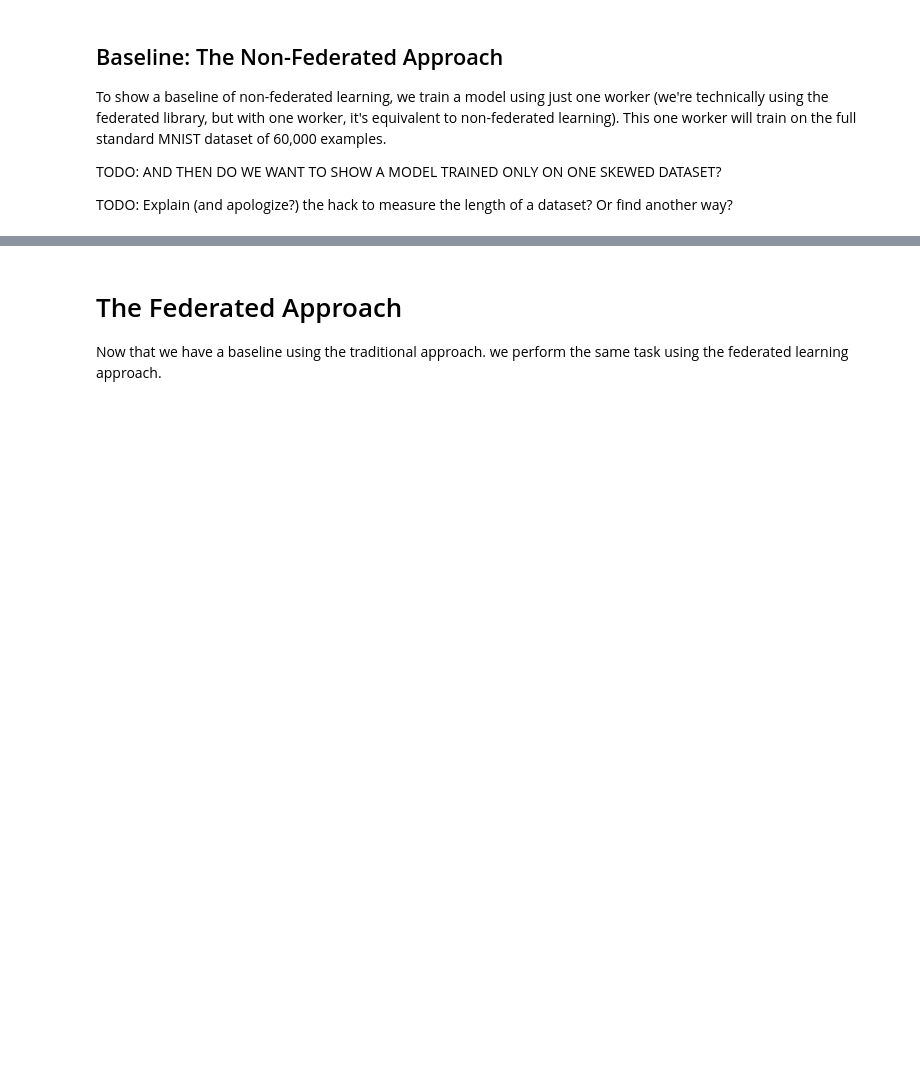
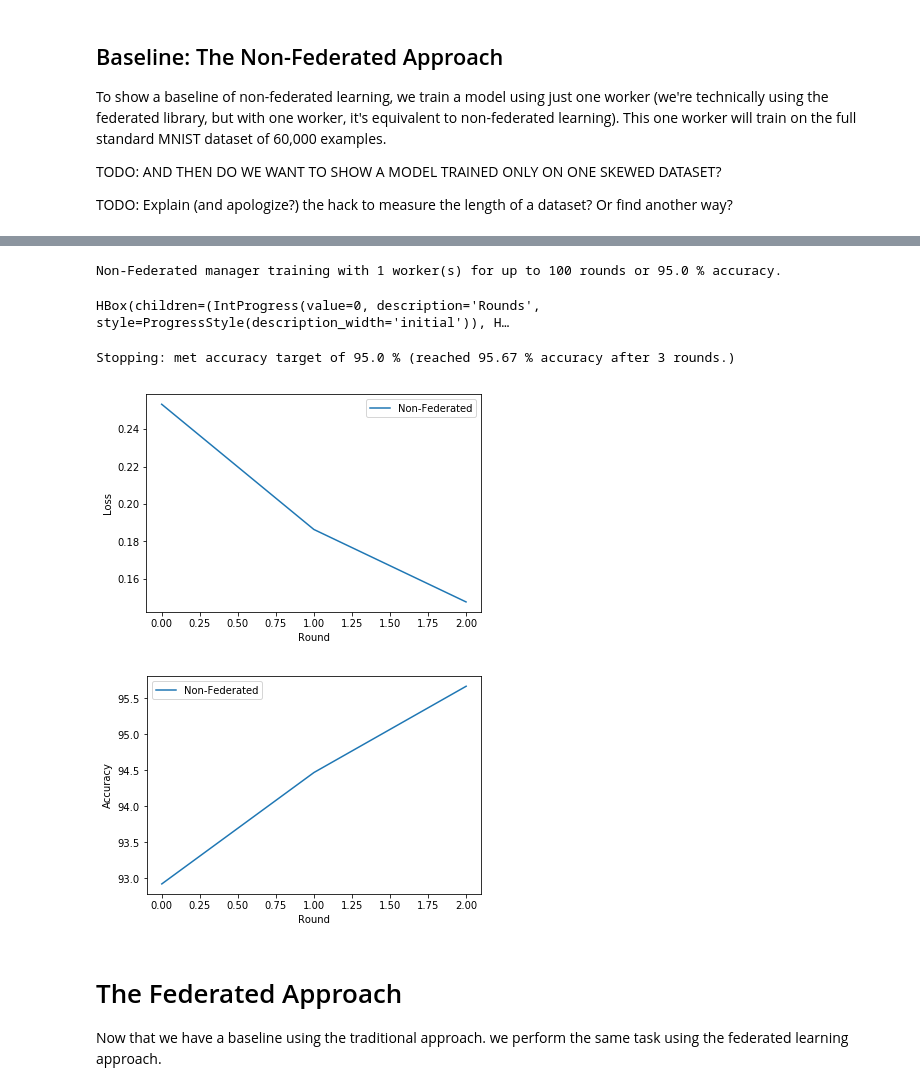
Before and after one commit to rmicallef/bfpytorch, a Jupyter notebook: MNIST-Fed-Part1.ipynb, the cells around one changed output, grey strips where cells are left out. Saved outputs shown, nothing was run; the diff lists cells and outputs as text; code cells hidden in the pictures; blank space fills up the shorter version.

```diff
--- a/MNIST-Fed-Part1.ipynb
+++ b/MNIST-Fed-Part1.ipynb
@@ -223,3 +210,40 @@ ax_default.legend();
+# %%
+default_manager = make_manager('Non-Federated', train_dloader, test_dset)
+run_manager(default_manager, num_rounds, target_acc=95.0)
+# %% [output]
+Non-Federated manager training with 1 worker(s) for up to 100 rounds or 95.0 % accuracy.
+HBox(children=(IntProgress(value=0, description='Rounds', style=ProgressStyle(description_width='initial')), H…
+Stopping: met accuracy target of 95.0 % (reached 95.67 % accuracy after 3 rounds.)
+# %%
+def plot_mgr(mgrs, plot_workers=False):
+
+    if not isinstance(mgrs, list):
+        mgrs = [mgrs]
+
+    fig, ax = plt.subplots()
+    for m in mgrs:
+        ax.plot(m.history['test_loss'], label=m.name)
+        if(plot_workers):
+            for w in m.workers:
+                ax.plot(w.history['test_loss'], label=(m.name, 'Worker ' + str(w.name)))
+    ax.set_xlabel("Round")
+    ax.set_ylabel("Loss")
+    ax.legend();
+
+    fig, ax = plt.subplots()
+    for m in mgrs:
+        ax.plot(m.history['test_acc'], label=m.name)
+        if(plot_workers):
+            for w in m.workers:
+                ax.plot(w.history['test_acc'], label=(m.name, 'worker ' + str(w.name)))
+    ax.set_xlabel("Round")
+    ax.set_ylabel("Accuracy")
+    ax.legend();
+
+plot_mgr(default_manager)
+# %% [output]
+[figure, added]
+[figure, added]
 # %% [markdown]
 # The Federated Approach
 
```
Also changed, not shown: parts of 43 cells of this notebook, 2 other files.
